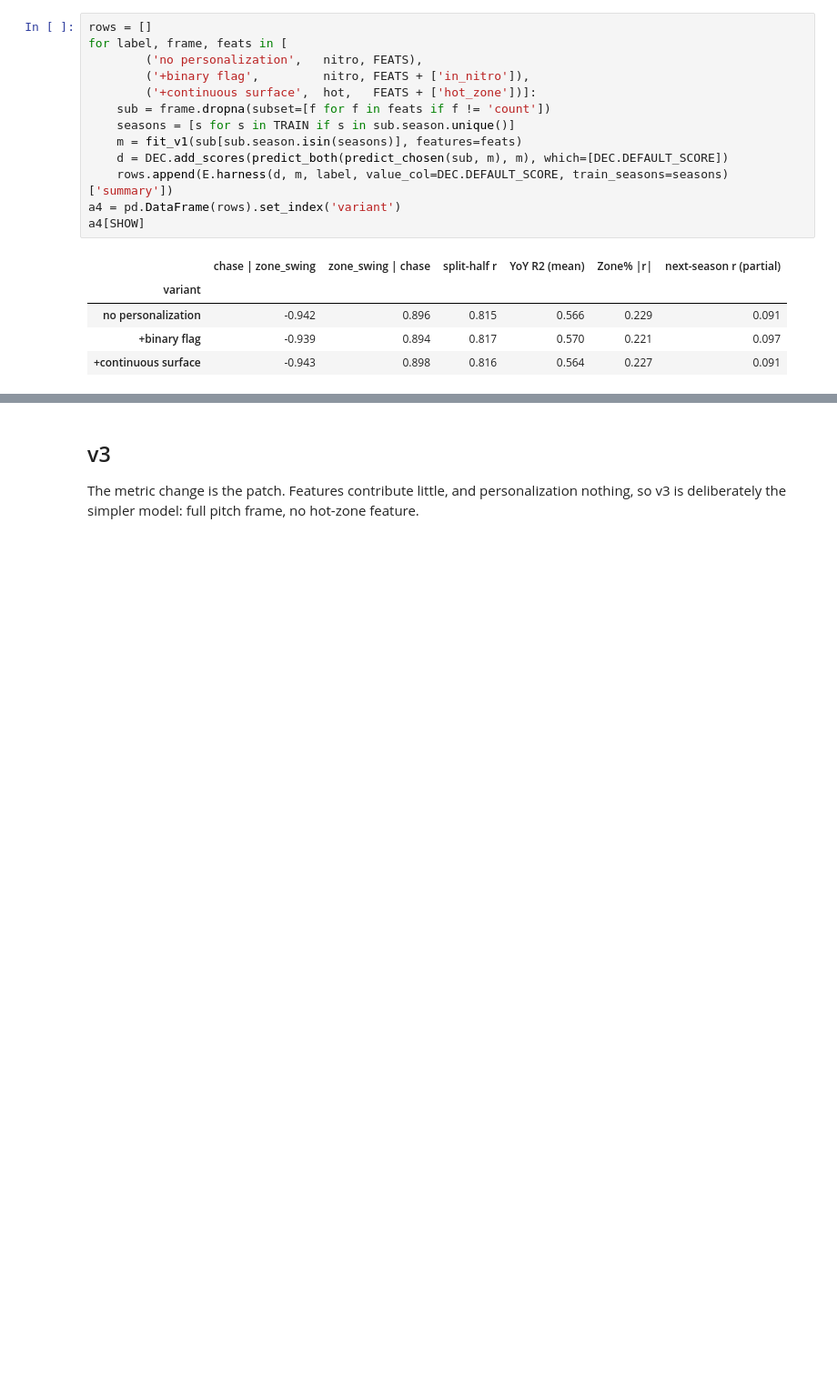
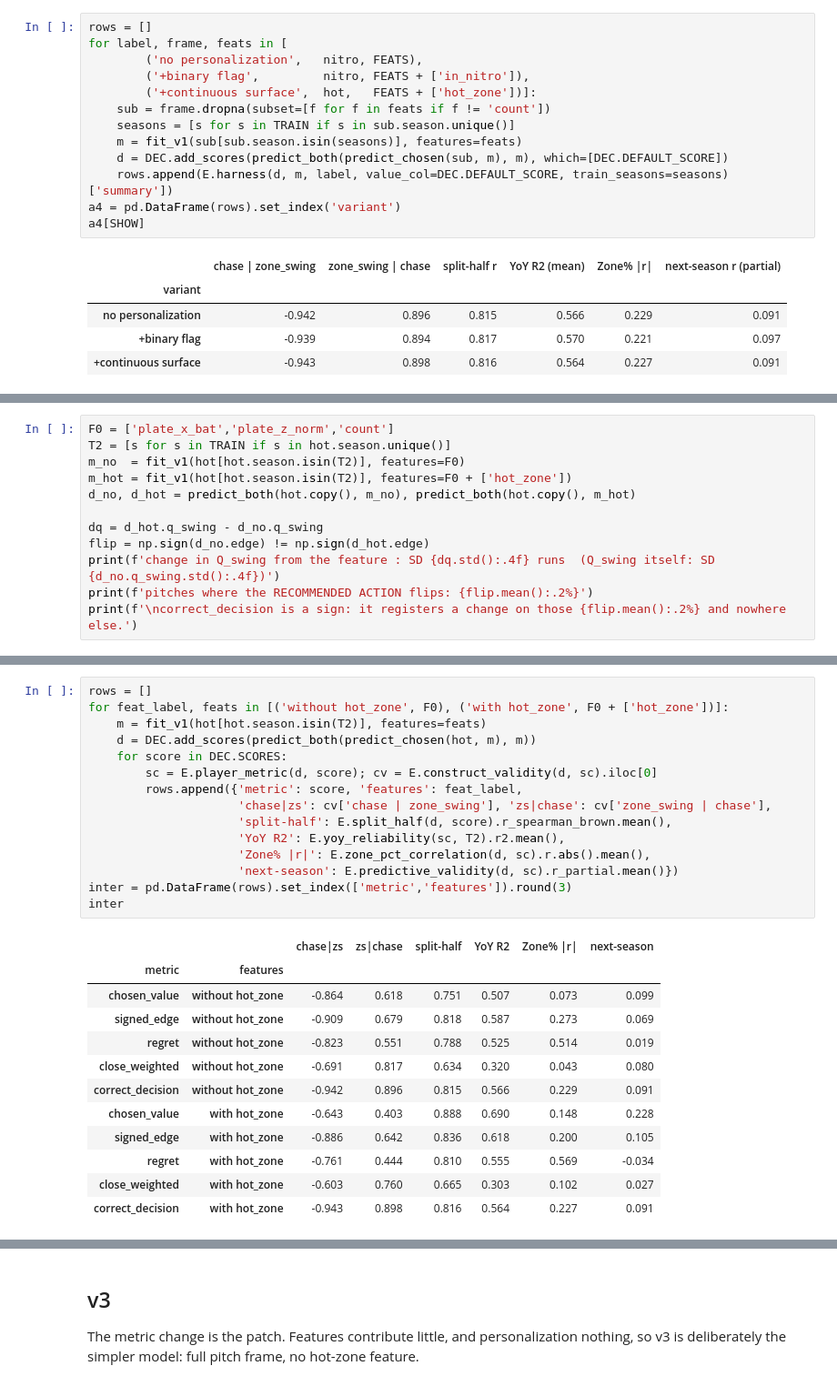
Before and after one commit to Jack1021ohoh/batter_decision_value, a Jupyter notebook: notebooks/v3.ipynb, the cells around one changed output, grey strips where cells are left out. Shown at 91% size. Saved outputs shown, nothing was run; the diff lists cells and outputs as text; blank space fills up the shorter version.

```diff
--- a/notebooks/v3.ipynb
+++ b/notebooks/v3.ipynb
@@ -278,0 +313,12 @@ separate questions, and only the second one matters here.
+# %%
+F0 = ['plate_x_bat','plate_z_norm','count']
+T2 = [s for s in TRAIN if s in hot.season.unique()]
+m_no  = fit_v1(hot[hot.season.isin(T2)], features=F0)
+m_hot = fit_v1(hot[hot.season.isin(T2)], features=F0 + ['hot_zone'])
+d_no, d_hot = predict_both(hot.copy(), m_no), predict_both(hot.copy(), m_hot)
+
+dq = d_hot.q_swing - d_no.q_swing
+flip = np.sign(d_no.edge) != np.sign(d_hot.edge)
+print(f'change in Q_swing from the feature : SD {dq.std():.4f} runs  (Q_swing itself: SD {d_no.q_swing.std():.4f})')
+print(f'pitches where the RECOMMENDED ACTION flips: {flip.mean():.2%}')
+print(f'\ncorrect_decision is a sign: it registers a change on those {flip.mean():.2%} and nowhere else.')
@@ -278,0 +338,28 @@ separate questions, and only the second one matters here.
+# %%
+rows = []
+for feat_label, feats in [('without hot_zone', F0), ('with hot_zone', F0 + ['hot_zone'])]:
+    m = fit_v1(hot[hot.season.isin(T2)], features=feats)
+    d = DEC.add_scores(predict_both(predict_chosen(hot, m), m))
+    for score in DEC.SCORES:
+        sc = E.player_metric(d, score); cv = E.construct_validity(d, sc).iloc[0]
+        rows.append({'metric': score, 'features': feat_label,
+                     'chase|zs': cv['chase | zone_swing'], 'zs|chase': cv['zone_swing | chase'],
+                     'split-half': E.split_half(d, score).r_spearman_brown.mean(),
+                     'YoY R2': E.yoy_reliability(sc, T2).r2.mean(),
+                     'Zone% |r|': E.zone_pct_correlation(d, sc).r.abs().mean(),
+                     'next-season': E.predictive_validity(d, sc).r_partial.mean()})
+inter = pd.DataFrame(rows).set_index(['metric','features']).round(3)
+inter
+# %% [output]
+|  |  | chase|zs | zs|chase | split-half | YoY R2 | Zone% |r| | next-season |
+| metric | features |  |  |  |  |  |  |
+| chosen_value | without hot_zone | -0.864 | 0.618 | 0.751 | 0.507 | 0.073 | 0.099 |
+| signed_edge | without hot_zone | -0.909 | 0.679 | 0.818 | 0.587 | 0.273 | 0.069 |
+| regret | without hot_zone | -0.823 | 0.551 | 0.788 | 0.525 | 0.514 | 0.019 |
+| close_weighted | without hot_zone | -0.691 | 0.817 | 0.634 | 0.320 | 0.043 | 0.080 |
+| correct_decision | without hot_zone | -0.942 | 0.896 | 0.815 | 0.566 | 0.229 | 0.091 |
+| chosen_value | with hot_zone | -0.643 | 0.403 | 0.888 | 0.690 | 0.148 | 0.228 |
+| signed_edge | with hot_zone | -0.886 | 0.642 | 0.836 | 0.618 | 0.200 | 0.105 |
+| regret | with hot_zone | -0.761 | 0.444 | 0.810 | 0.555 | 0.569 | -0.034 |
+| close_weighted | with hot_zone | -0.603 | 0.760 | 0.665 | 0.303 | 0.102 | 0.027 |
+| correct_decision | with hot_zone | -0.943 | 0.898 | 0.816 | 0.564 | 0.227 | 0.091 |
```
Also changed, not shown: parts of 8 cells of this notebook, 3 other files.
